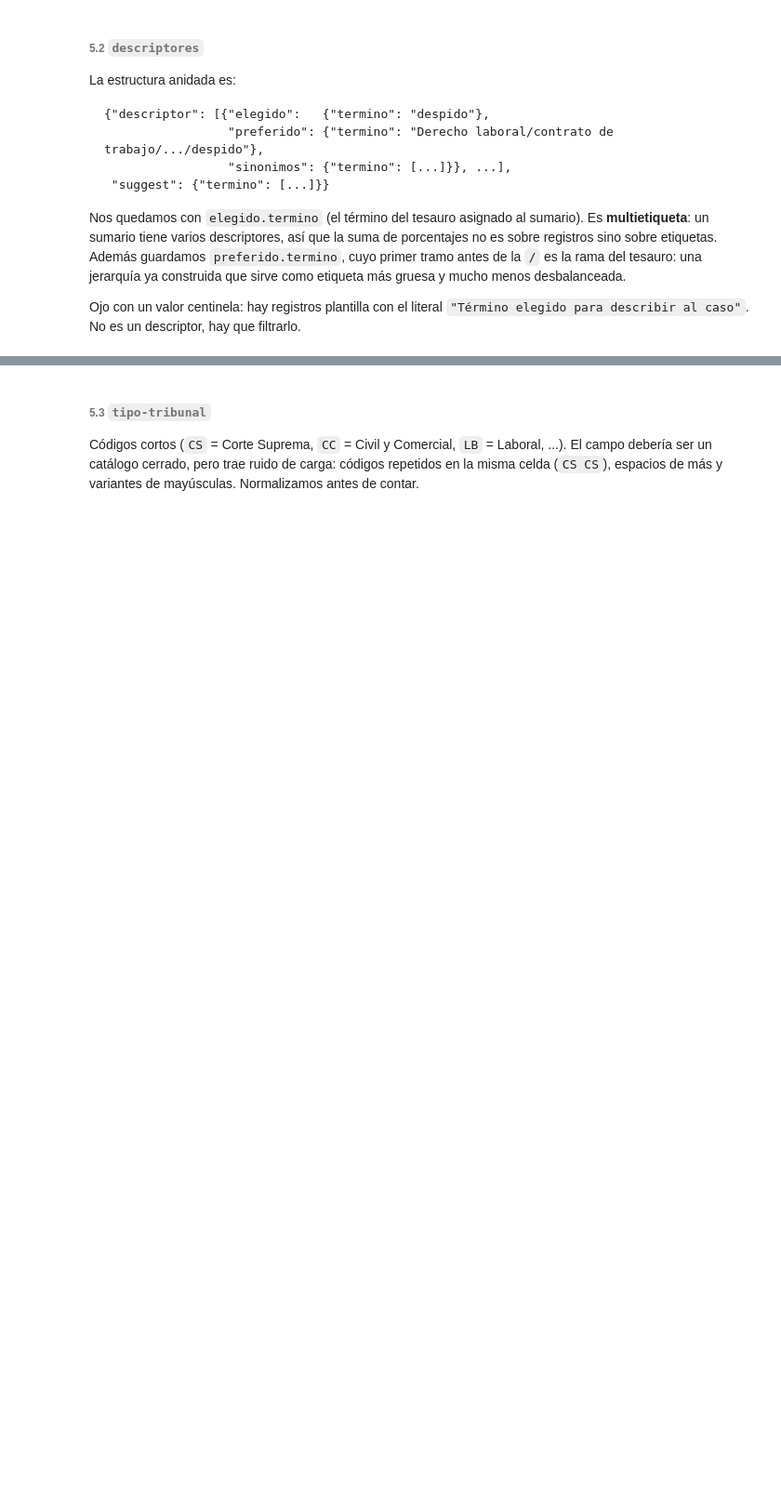
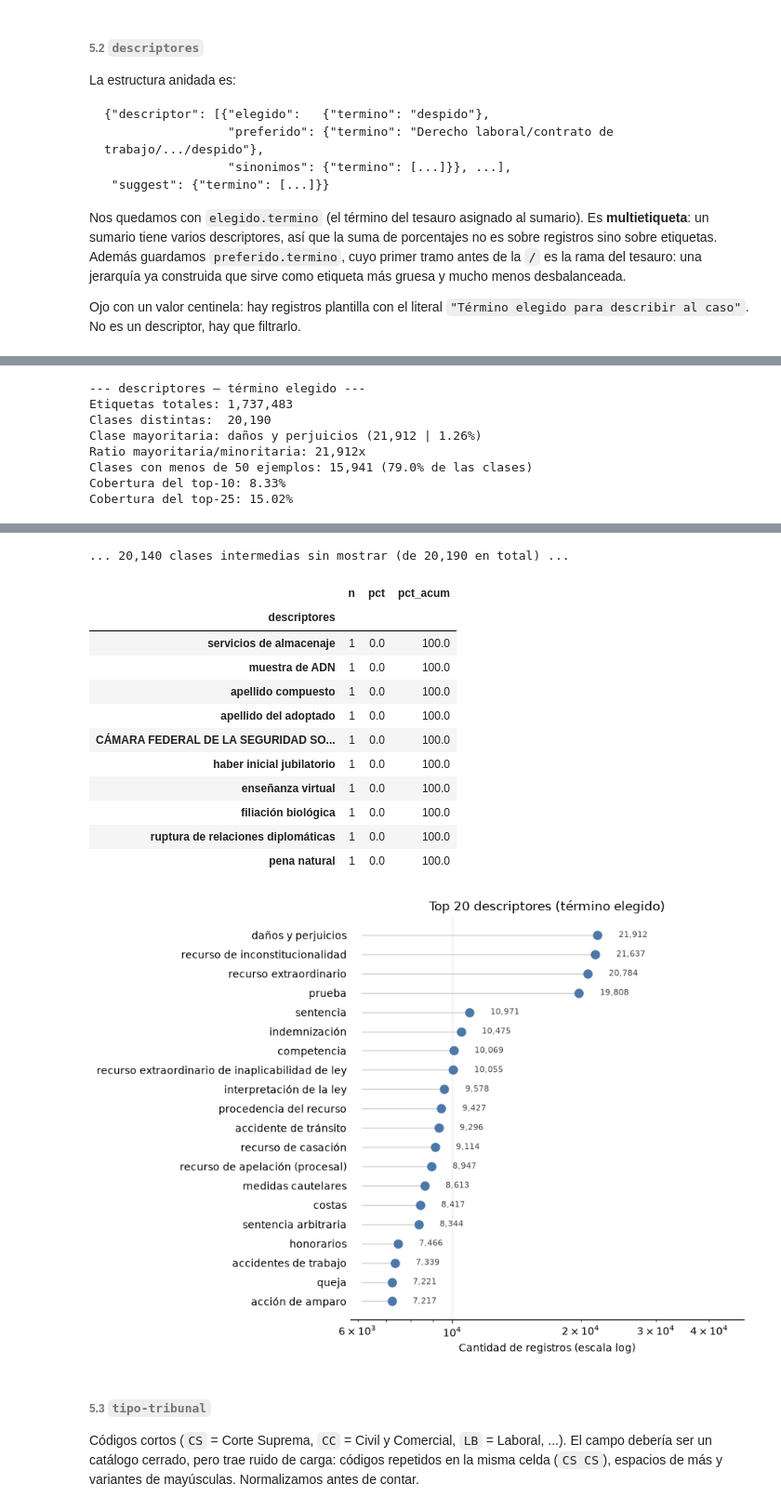
Before and after one commit to IESchneider/mentoria-diplodatos-2026-clasificacion-y-busqueda-textos-legales, a Jupyter notebook: TP1/tp1.ipynb, the cells around one changed output, grey strips where cells are left out. Shown at 93% size. Drawn from its saved outputs; the diff is of its cells as text; code cells hidden in the pictures; blank space fills up the shorter version.

```diff
--- a/TP1/tp1.ipynb
+++ b/TP1/tp1.ipynb
@@ -501,7 +658,15 @@ terminos_elegidos = elegidos_por_registro.explode().dropna()
 
 resumen_descriptores = resumen_desbalance(terminos_elegidos, "descriptores — término elegido")
 
-with pd.option_context("display.max_rows", 40):
-    display(resumen_descriptores.head(40))
+mostrar_cabeza_y_cola(resumen_descriptores)
 
 graficar_top(resumen_descriptores["n"], "Top 20 descriptores (término elegido)")
+# %% [output]
+--- descriptores — término elegido ---
+Etiquetas totales: 1,737,483
+Clases distintas:  20,190
+Clase mayoritaria: daños y perjuicios (21,912 | 1.26%)
+Ratio mayoritaria/minoritaria: 21,912x
+Clases con menos de 50 ejemplos: 15,941 (79.0% de las clases)
+Cobertura del top-10: 8.33%
+Cobertura del top-25: 15.02%
@@ -508,3 +691,17 @@ graficar_top(resumen_descriptores["n"], "Top 20 descriptores (término elegido)"
+... 20,140 clases intermedias sin mostrar (de 20,190 en total) ...
+|  | n | pct | pct_acum |
+| descriptores |  |  |  |
+| servicios de almacenaje | 1 | 0.0 | 100.0 |
+| muestra de ADN | 1 | 0.0 | 100.0 |
+| apellido compuesto | 1 | 0.0 | 100.0 |
+| apellido del adoptado | 1 | 0.0 | 100.0 |
+| CÁMARA FEDERAL DE LA SEGURIDAD SO... | 1 | 0.0 | 100.0 |
+| haber inicial jubilatorio | 1 | 0.0 | 100.0 |
+| enseñanza virtual | 1 | 0.0 | 100.0 |
+| filiación biológica | 1 | 0.0 | 100.0 |
+| ruptura de relaciones diplomáticas | 1 | 0.0 | 100.0 |
+| pena natural | 1 | 0.0 | 100.0 |
+[figure, added]
 # %%
 # Rama del tesauro: el primer tramo de "Derecho laboral/contrato de trabajo/.../despido".
 # Es la misma información agrupada a un nivel más grueso, con muchas menos clases.
```
Also changed, not shown: parts of 11 cells of this notebook.
